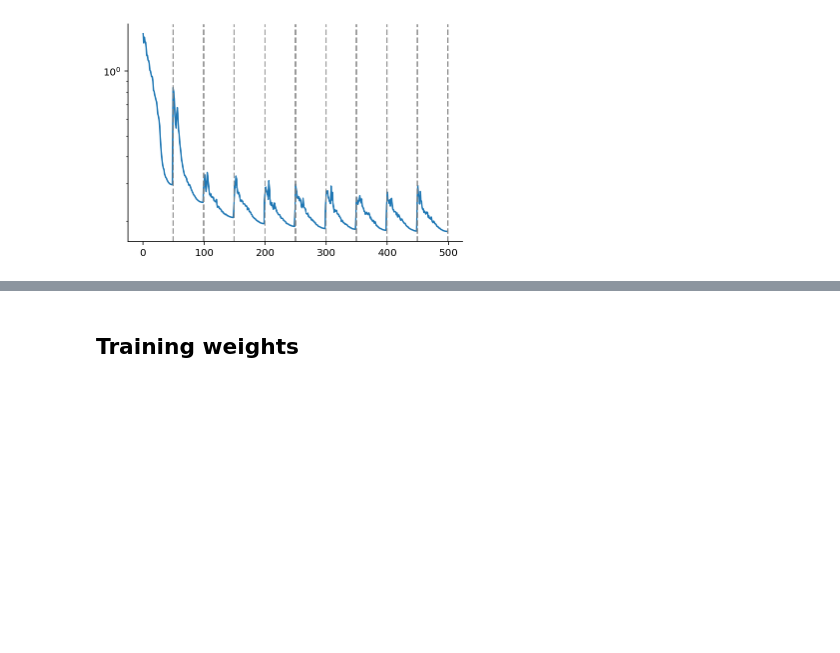
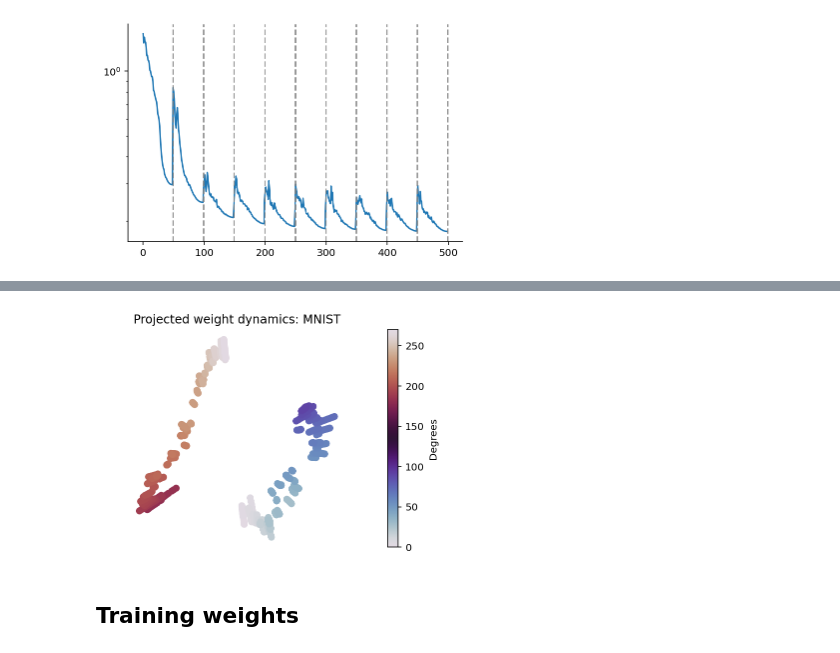
Before and after one commit to probml/shift-happens, a Jupyter notebook: notebooks/008-gendist-v1-rotation.ipynb, the cells around one changed output, grey strips where cells are left out. Saved outputs shown, nothing was run; the diff lists cells and outputs as text; code cells hidden in the pictures; blank space fills up the shorter version.

```diff
--- a/notebooks/008-gendist-v1-rotation.ipynb
+++ b/notebooks/008-gendist-v1-rotation.ipynb
@@ -159,7 +180,7 @@ filename = os.path.join(path_output, filename)
 output_elements = {
     "configs": degrees,
     "params": configs_params,
-    "metric": configs_accuracy
+    "metric": configs_losses
 }
 
 with open(filename, "wb") as f:
@@ -171,6 +192,6 @@ filename = os.path.join(path_output, filename)
 with open(filename, "rb") as f:
     output_elements = pickle.load(f)
 
-    radii = output_elements["configs"]
+    degrees = output_elements["configs"]
     configs_params = output_elements["params"]
-    configs_accuracy = output_elements["metric"]
+    configs_losses = output_elements["metric"]
@@ -203,0 +198,4 @@ ax[1].set_ylabel("Accuracy");
+# %%
+cpus = jax.devices("cpu")
+configs_params_cpu = jax.device_put(configs_params, cpus[0])
+configs_params_flat, fn_recontruct_params = gendist.processing.flat_and_concat_params(configs_params_cpu)
@@ -204,3 +210,17 @@ ax[1].set_ylabel("Accuracy");
+# %%
+fig, ax = plt.subplots()
+
+degrees_ravel = (degrees[:, None] * np.ones((1, 10))).ravel()
+
+ax.set_title("Projected weight dynamics: MNIST")
+im =  ax.scatter(*params_proj.T, cmap="twilight", c=degrees_ravel)
+fig.colorbar(im, ax=ax, label="Degrees")
+
+ax.tick_params(axis="both", labelleft=False, labelbottom=False)
+ax.axis("equal")
+ax.axis("off");
+# %% [output]
+[figure, added]
 # %% [markdown]
 ## Training weights
 # %%
```
Also changed, not shown: parts of 58 cells of this notebook.
